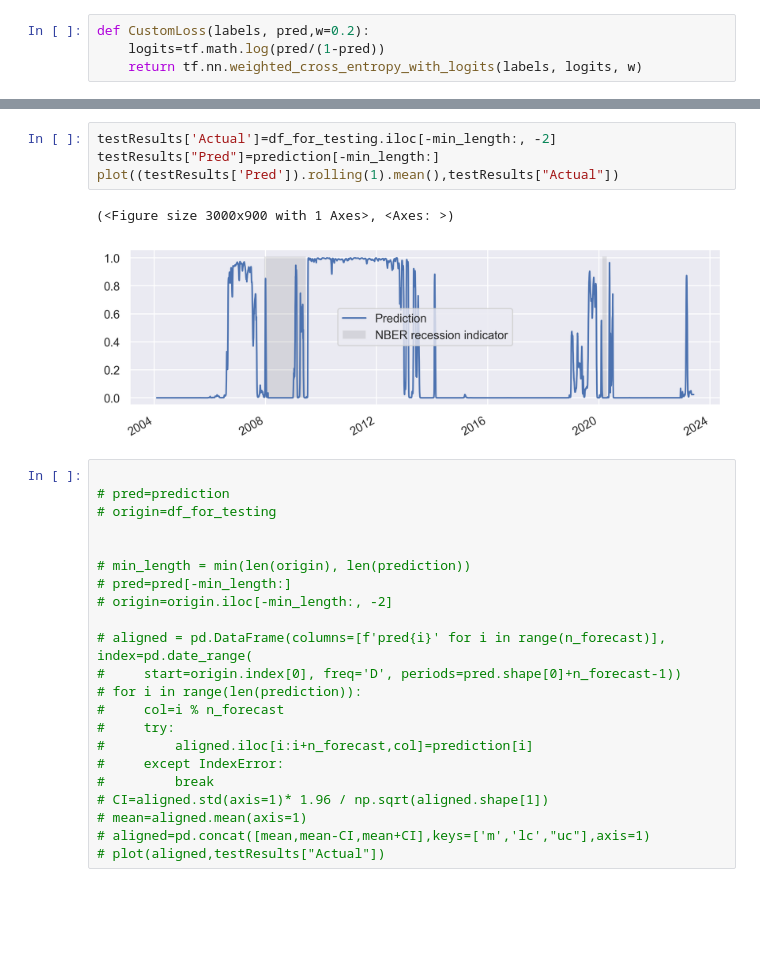
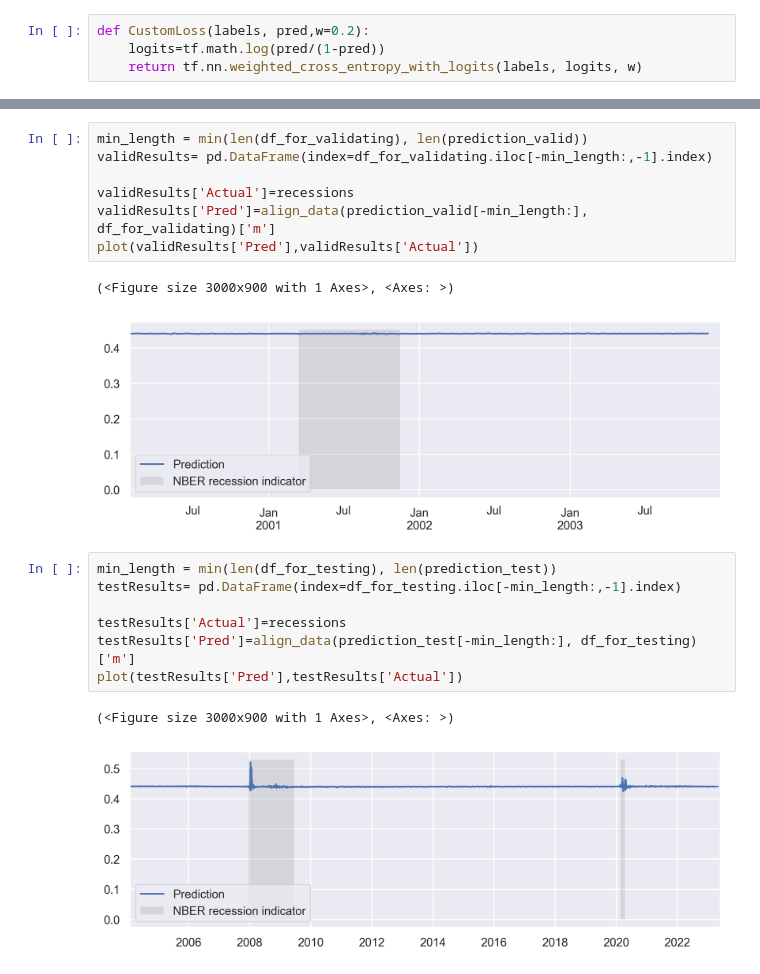
Before and after one commit to AmineMahdioui/projet-de-fin-d-annee, a Jupyter notebook: New try LSTM.ipynb, the cells around one changed output, grey strips where cells are left out. Cells and saved outputs as stored; diff of their text form; blank space fills up the shorter version.

```diff
--- a/New try LSTM.ipynb
+++ b/New try LSTM.ipynb
@@ -367,29 +564,20 @@ testResults = pd.DataFrame()
+# %%
+min_length = min(len(df_for_validating), len(prediction_valid))
+validResults= pd.DataFrame(index=df_for_validating.iloc[-min_length:,-1].index)
+
+validResults['Actual']=recessions
+validResults['Pred']=align_data(prediction_valid[-min_length:], df_for_validating)['m']
+plot(validResults['Pred'],validResults['Actual'])
+# %% [output]
+(<Figure size 3000x900 with 1 Axes>, <Axes: >)
+[figure, added]
 # %%
-testResults['Actual']=df_for_testing.iloc[-min_length:, -2]
-testResults["Pred"]=prediction[-min_length:]
-plot((testResults['Pred']).rolling(1).mean(),testResults["Actual"])
+min_length = min(len(df_for_testing), len(prediction_test))
+testResults= pd.DataFrame(index=df_for_testing.iloc[-min_length:,-1].index)
+
+testResults['Actual']=recessions
+testResults['Pred']=align_data(prediction_test[-min_length:], df_for_testing)['m']
+plot(testResults['Pred'],testResults['Actual'])
 # %% [output]
 (<Figure size 3000x900 with 1 Axes>, <Axes: >)
-[figure, old version]
+[figure, new version]
-# %%
-
-# pred=prediction
-# origin=df_for_testing
-
-
-# min_length = min(len(origin), len(prediction))
-# pred=pred[-min_length:]
-# origin=origin.iloc[-min_length:, -2]
-
-# aligned = pd.DataFrame(columns=[f'pred{i}' for i in range(n_forecast)], index=pd.date_range(
-#     start=origin.index[0], freq='D', periods=pred.shape[0]+n_forecast-1))
-# for i in range(len(prediction)):
-#     col=i % n_forecast
-#     try:
-#         aligned.iloc[i:i+n_forecast,col]=prediction[i]
-#     except IndexError:
-#         break
-# CI=aligned.std(axis=1)* 1.96 / np.sqrt(aligned.shape[1])
-# mean=aligned.mean(axis=1)
-# aligned=pd.concat([mean,mean-CI,mean+CI],keys=['m','lc',"uc"],axis=1)
-# plot(aligned,testResults["Actual"])
```
Also changed, not shown: parts of 39 cells of this notebook.
